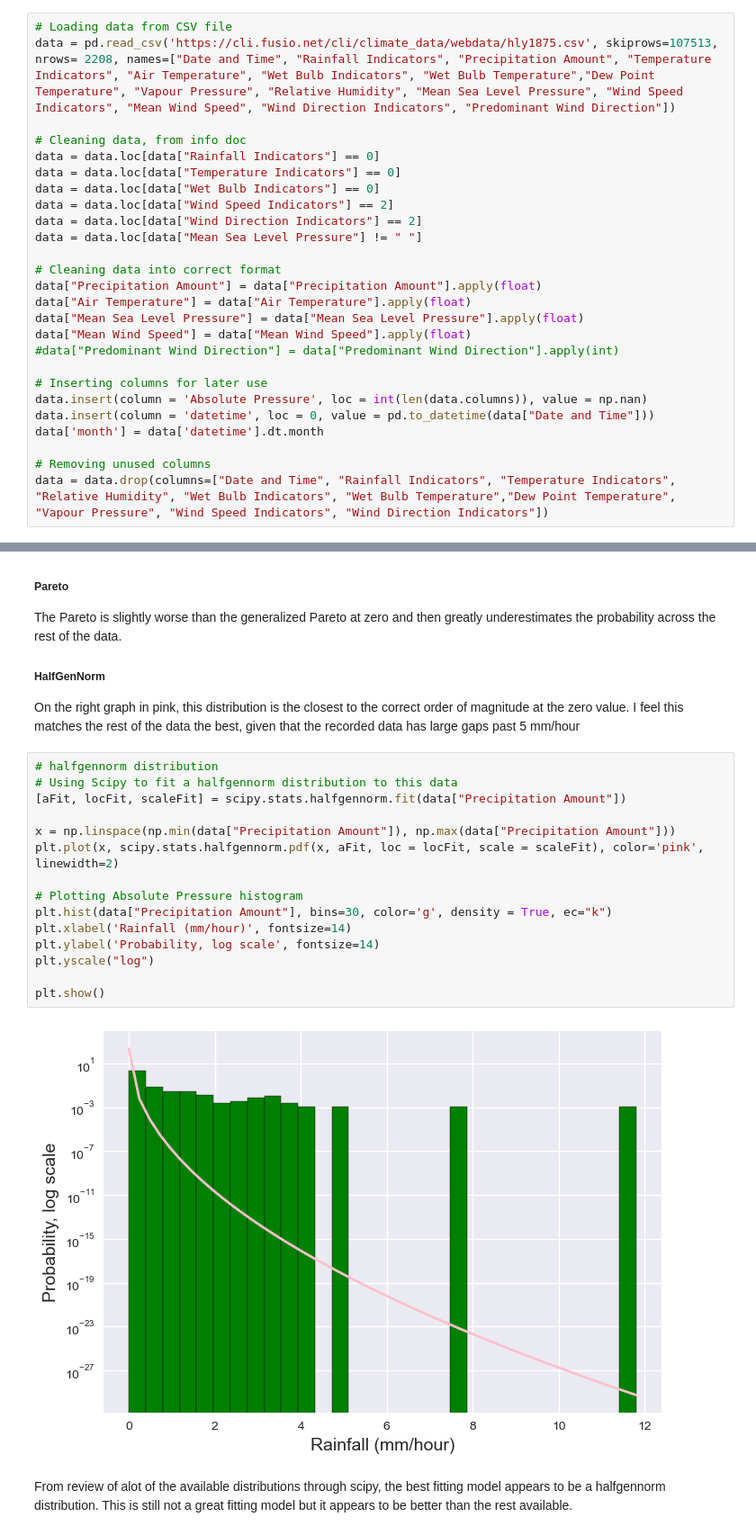
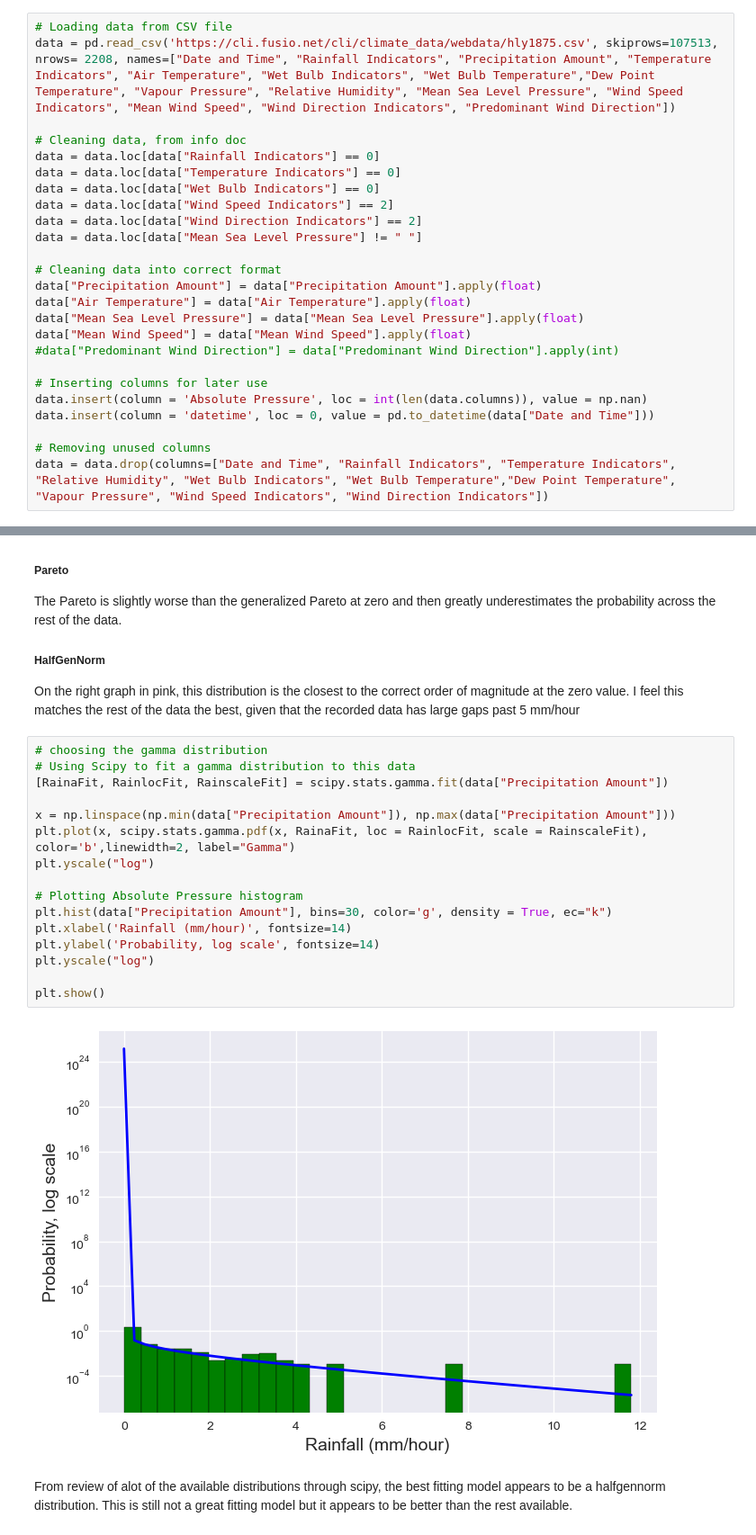
Before and after one commit to DaveAero/Project1, a Jupyter notebook: Untitled.ipynb, the cells around one changed output, grey strips where cells are left out. Shown at 90% size. Cells and saved outputs as stored; diff of their text form.

```diff
--- a/Untitled.ipynb
+++ b/Untitled.ipynb
@@ -124,7 +124,6 @@ data["Mean Wind Speed"] = data["Mean Wind Speed"].apply(float)
 # Inserting columns for later use
 data.insert(column = 'Absolute Pressure', loc = int(len(data.columns)), value = np.nan)
 data.insert(column = 'datetime', loc = 0, value = pd.to_datetime(data["Date and Time"]))
-data['month'] = data['datetime'].dt.month
 
 # Removing unused columns
 data = data.drop(columns=["Date and Time", "Rainfall Indicators", "Temperature Indicators", "Relative Humidity", "Wet Bulb Indicators", "Wet Bulb Temperature","Dew Point Temperature", "Vapour Pressure", "Wind Speed Indicators", "Wind Direction Indicators"])
@@ -509,22 +508,23 @@ The Pareto is slightly worse than the generalized Pareto at zero and then greatl
 ##### HalfGenNorm
 On the right graph in pink, this distribution is the closest to the correct order of magnitude at the zero value. I feel this matches the rest of the data the best, given that the recorded data has large gaps past 5 mm/hour
 # %%
-# halfgennorm distribution
-# Using Scipy to fit a halfgennorm distribution to this data
-[aFit, locFit, scaleFit] = scipy.stats.halfgennorm.fit(data["Precipitation Amount"])
+# choosing the gamma distribution
+# Using Scipy to fit a gamma distribution to this data
+[RainaFit, RainlocFit, RainscaleFit] = scipy.stats.gamma.fit(data["Precipitation Amount"])
 
 x = np.linspace(np.min(data["Precipitation Amount"]), np.max(data["Precipitation Amount"]))
-plt.plot(x, scipy.stats.halfgennorm.pdf(x, aFit, loc = locFit, scale = scaleFit), color='pink', linewidth=2)
+plt.plot(x, scipy.stats.gamma.pdf(x, RainaFit, loc = RainlocFit, scale = RainscaleFit), color='b',linewidth=2, label="Gamma")
+plt.yscale("log")
 
 # Plotting Absolute Pressure histogram
 plt.hist(data["Precipitation Amount"], bins=30, color='g', density = True, ec="k")
 plt.xlabel('Rainfall (mm/hour)', fontsize=14)
 plt.ylabel('Probability, log scale', fontsize=14)
 plt.yscale("log")
 
 plt.show()
 # %% [output]
-[figure, old version]
+[figure, new version]
 # %% [markdown]
 From review of alot of the available distributions through scipy, the best fitting model appears to be a halfgennorm distribution. This is still not a great fitting model but it appears to be better than the rest available.
 # %% [markdown]
```
Also changed, not shown: parts of 16 cells of this notebook.
